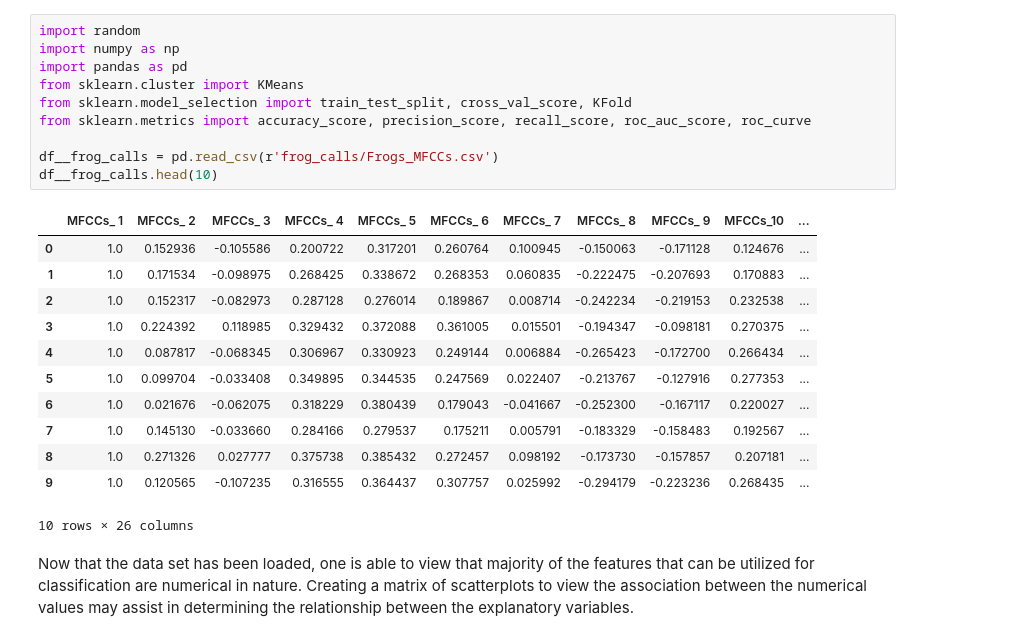
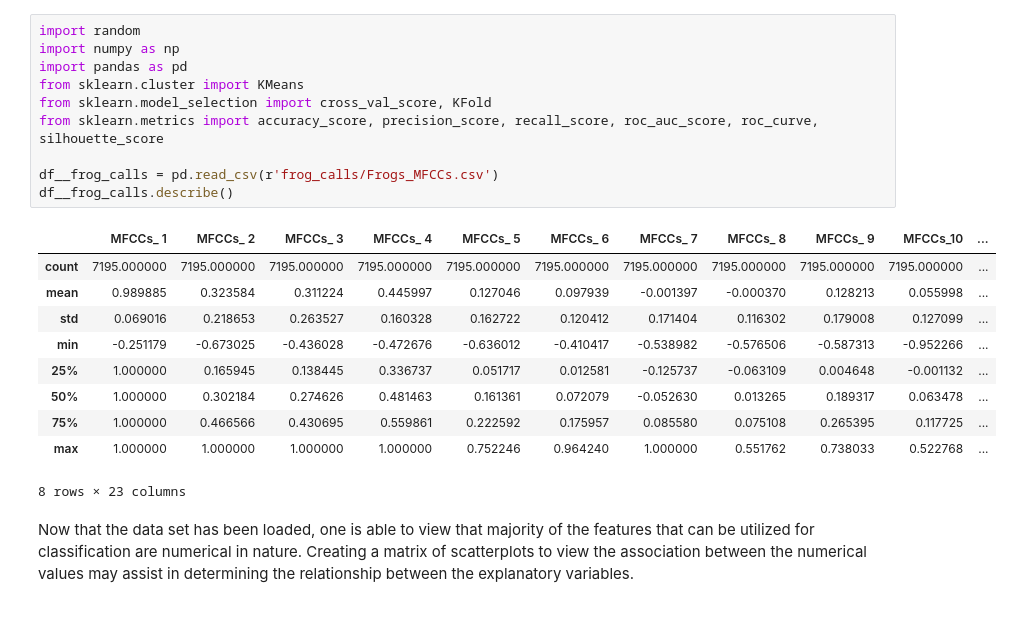
Before and after one commit to wpeguero/DSC-540__machine_learning_for_data_science, a Jupyter notebook: Topic 2 - Unsupervised Learning/clustering_with_k_means.ipynb, the cells around one changed output. Cells and saved outputs as stored; diff of their text form.

```diff
--- a/Topic 2 - Unsupervised Learning/clustering_with_k_means.ipynb
+++ b/Topic 2 - Unsupervised Learning/clustering_with_k_means.ipynb
@@ -52,26 +52,24 @@ Analyzing the
 # %%
 import random
 import numpy as np
 import pandas as pd
 from sklearn.cluster import KMeans
-from sklearn.model_selection import train_test_split, cross_val_score, KFold
-from sklearn.metrics import accuracy_score, precision_score, recall_score, roc_auc_score, roc_curve
+from sklearn.model_selection import cross_val_score, KFold
+from sklearn.metrics import accuracy_score, precision_score, recall_score, roc_auc_score, roc_curve, silhouette_score
 
 df__frog_calls = pd.read_csv(r'frog_calls/Frogs_MFCCs.csv')
-df__frog_calls.head(10)
+df__frog_calls.describe()
 # %% [output]
 |  | MFCCs_ 1 | MFCCs_ 2 | MFCCs_ 3 | MFCCs_ 4 | MFCCs_ 5 | MFCCs_ 6 | MFCCs_ 7 | MFCCs_ 8 | MFCCs_ 9 | MFCCs_10 | ... |
-| 0 | 1.0 | 0.152936 | -0.105586 | 0.200722 | 0.317201 | 0.260764 | 0.100945 | -0.150063 | -0.171128 | 0.124676 | ... |
-| 1 | 1.0 | 0.171534 | -0.098975 | 0.268425 | 0.338672 | 0.268353 | 0.060835 | -0.222475 | -0.207693 | 0.170883 | ... |
-| 2 | 1.0 | 0.152317 | -0.082973 | 0.287128 | 0.276014 | 0.189867 | 0.008714 | -0.242234 | -0.219153 | 0.232538 | ... |
-| 3 | 1.0 | 0.224392 | 0.118985 | 0.329432 | 0.372088 | 0.361005 | 0.015501 | -0.194347 | -0.098181 | 0.270375 | ... |
-| 4 | 1.0 | 0.087817 | -0.068345 | 0.306967 | 0.330923 | 0.249144 | 0.006884 | -0.265423 | -0.172700 | 0.266434 | ... |
-| 5 | 1.0 | 0.099704 | -0.033408 | 0.349895 | 0.344535 | 0.247569 | 0.022407 | -0.213767 | -0.127916 | 0.277353 | ... |
-| 6 | 1.0 | 0.021676 | -0.062075 | 0.318229 | 0.380439 | 0.179043 | -0.041667 | -0.252300 | -0.167117 | 0.220027 | ... |
-| 7 | 1.0 | 0.145130 | -0.033660 | 0.284166 | 0.279537 | 0.175211 | 0.005791 | -0.183329 | -0.158483 | 0.192567 | ... |
-| 8 | 1.0 | 0.271326 | 0.027777 | 0.375738 | 0.385432 | 0.272457 | 0.098192 | -0.173730 | -0.157857 | 0.207181 | ... |
-| 9 | 1.0 | 0.120565 | -0.107235 | 0.316555 | 0.364437 | 0.307757 | 0.025992 | -0.294179 | -0.223236 | 0.268435 | ... |
+| count | 7195.000000 | 7195.000000 | 7195.000000 | 7195.000000 | 7195.000000 | 7195.000000 | 7195.000000 | 7195.000000 | 7195.000000 | 7195.000000 | ... |
+| mean | 0.989885 | 0.323584 | 0.311224 | 0.445997 | 0.127046 | 0.097939 | -0.001397 | -0.000370 | 0.128213 | 0.055998 | ... |
+| std | 0.069016 | 0.218653 | 0.263527 | 0.160328 | 0.162722 | 0.120412 | 0.171404 | 0.116302 | 0.179008 | 0.127099 | ... |
+| min | -0.251179 | -0.673025 | -0.436028 | -0.472676 | -0.636012 | -0.410417 | -0.538982 | -0.576506 | -0.587313 | -0.952266 | ... |
+| 25% | 1.000000 | 0.165945 | 0.138445 | 0.336737 | 0.051717 | 0.012581 | -0.125737 | -0.063109 | 0.004648 | -0.001132 | ... |
+| 50% | 1.000000 | 0.302184 | 0.274626 | 0.481463 | 0.161361 | 0.072079 | -0.052630 | 0.013265 | 0.189317 | 0.063478 | ... |
+| 75% | 1.000000 | 0.466566 | 0.430695 | 0.559861 | 0.222592 | 0.175957 | 0.085580 | 0.075108 | 0.265395 | 0.117725 | ... |
+| max | 1.000000 | 1.000000 | 1.000000 | 1.000000 | 0.752246 | 0.964240 | 1.000000 | 0.551762 | 0.738033 | 0.522768 | ... |
-10 rows × 26 columns
+8 rows × 23 columns
 # %% [markdown]
 Now that the data set has been loaded, one is able to view that majority of the features that can be utilized for classification are numerical in nature. Creating a matrix of scatterplots to view the association between the numerical values may assist in determining the relationship between the explanatory variables.
 # %%
```
Also changed, not shown: parts of 15 cells of this notebook, 4 other files.
